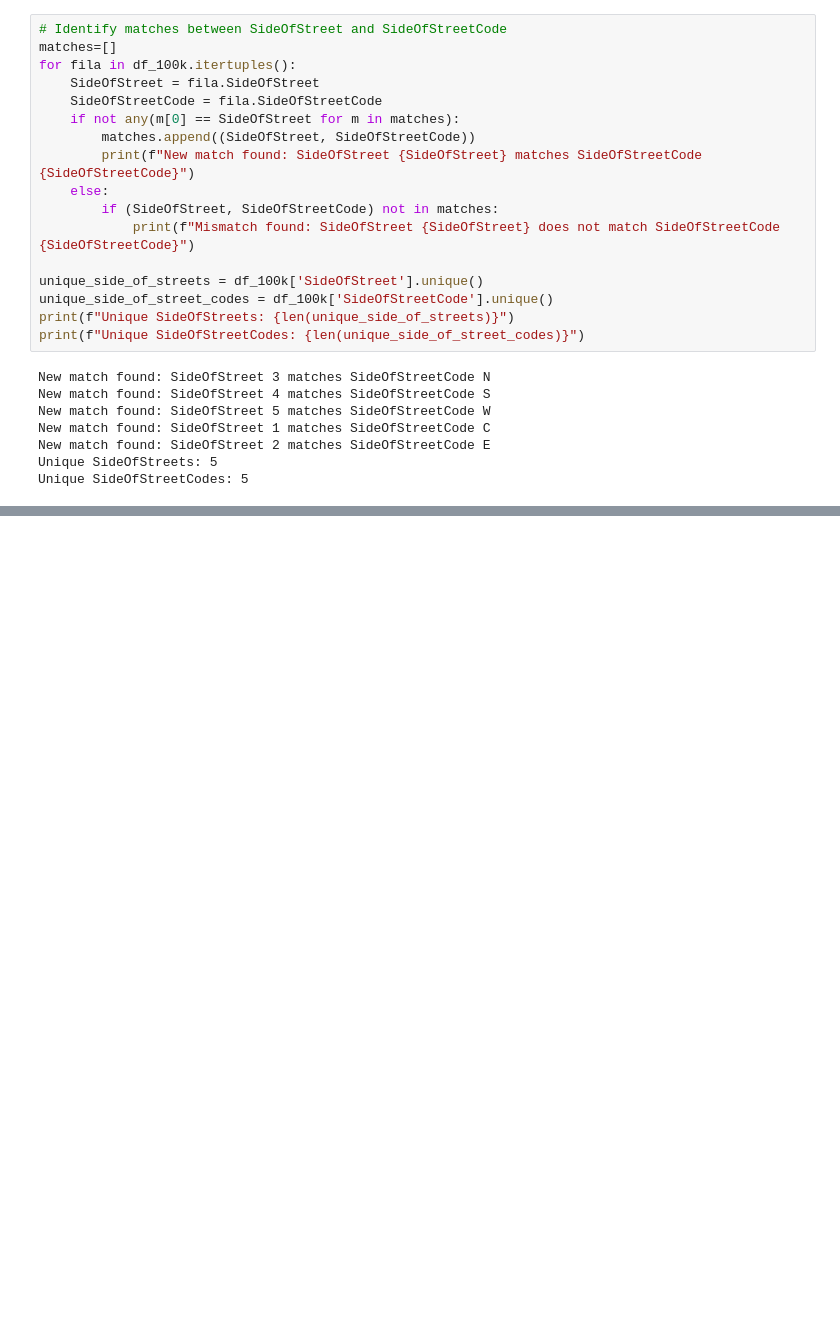
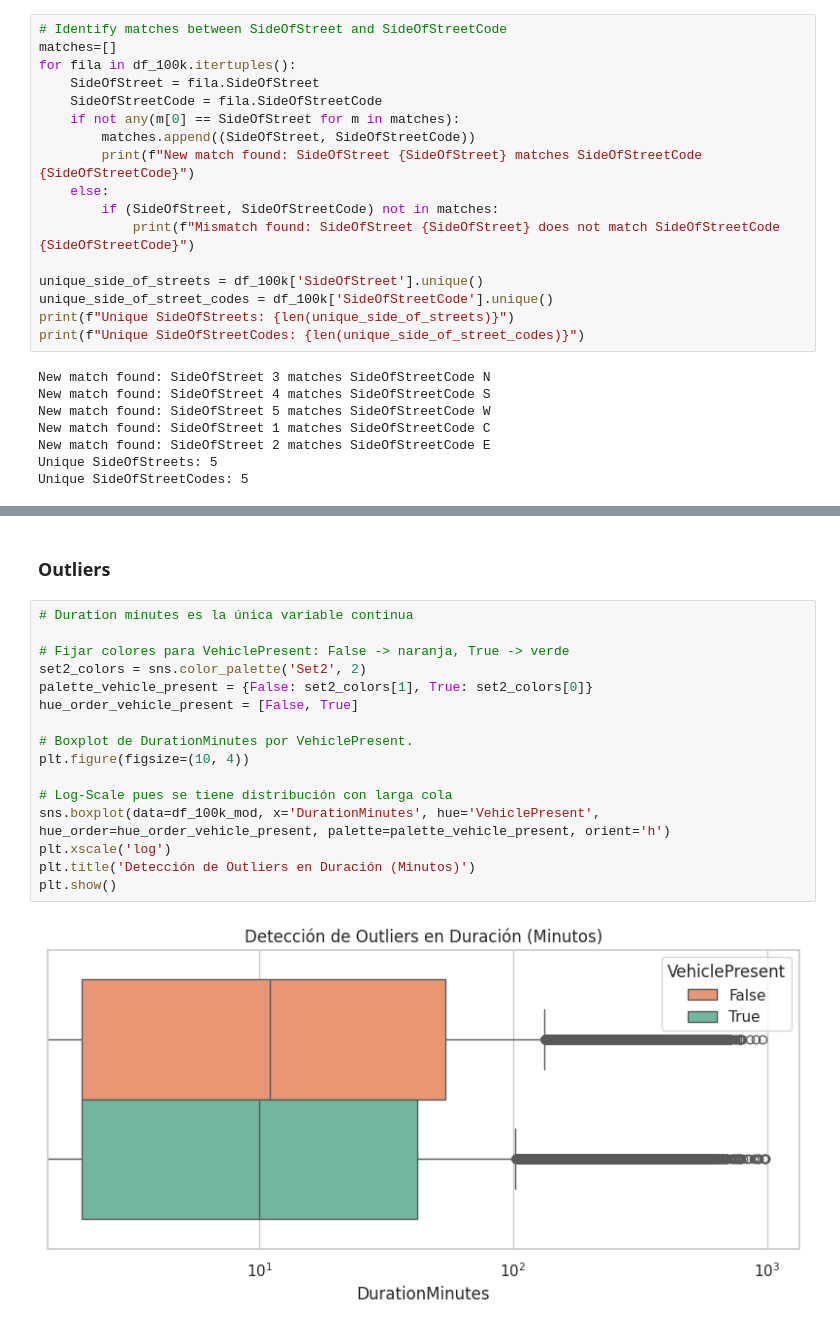
Before and after one commit to PPardodatasc/PPG-TFG-URJC, a Jupyter notebook: src/eda/2019_eda.ipynb, the cells around one changed output, grey strips where cells are left out. Saved outputs shown, nothing was run; the diff lists cells and outputs as text; blank space fills up the shorter version.

```diff
--- a/src/eda/2019_eda.ipynb
+++ b/src/eda/2019_eda.ipynb
@@ -269,0 +390,20 @@ plt.show()
+# %% [markdown]
+### Outliers
+# %%
+# Duration minutes es la única variable continua
+
+# Fijar colores para VehiclePresent: False -> naranja, True -> verde
+set2_colors = sns.color_palette('Set2', 2)
+palette_vehicle_present = {False: set2_colors[1], True: set2_colors[0]}
+hue_order_vehicle_present = [False, True]
+
+# Boxplot de DurationMinutes por VehiclePresent.
+plt.figure(figsize=(10, 4))
+
+# Log-Scale pues se tiene distribución con larga cola
+sns.boxplot(data=df_100k_mod, x='DurationMinutes', hue='VehiclePresent', hue_order=hue_order_vehicle_present, palette=palette_vehicle_present, orient='h')
+plt.xscale('log')
+plt.title('Detección de Outliers en Duración (Minutos)')
+plt.show()
+# %% [output]
+[figure, added]
```
Also changed, not shown: parts of 13 cells of this notebook, 2 other files.
